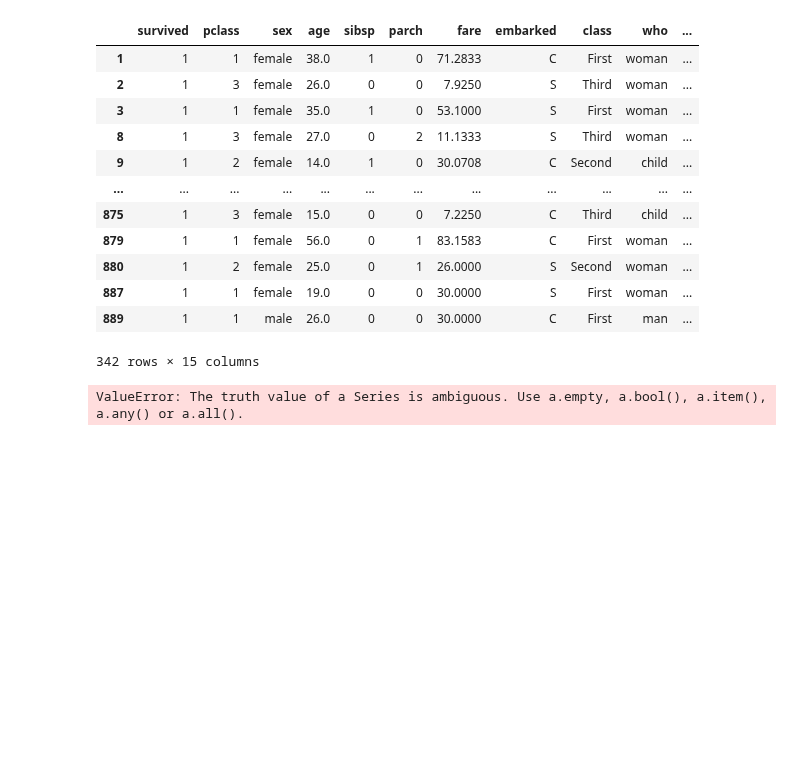
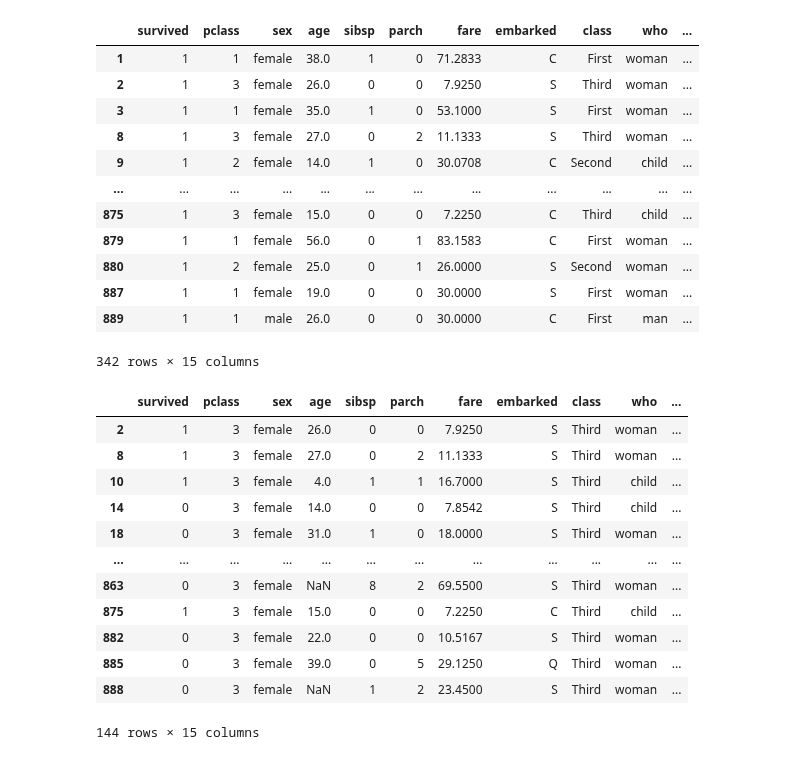
Before and after one commit to Vaishnavi-Gajinkar/Codingwise, a Jupyter notebook: projectsNcasestudies/titanicCS.ipynb, the cells around one changed output. Cells and saved outputs as stored; diff of their text form; code cells hidden in the pictures; blank space fills up the shorter version.

```diff
--- a/projectsNcasestudies/titanicCS.ipynb
+++ b/projectsNcasestudies/titanicCS.ipynb
@@ -263,7 +263,19 @@ df[df['survived']==1]
 342 rows × 15 columns
 # %%
 # Display all female passengers who were in third class.
-female_3rdclass = df[df['sex']=='female' and df['class']=='Third']
+female_3rdclass = df[(df['sex']=='female') & (df['class']=='Third')]
 female_3rdclass
 # %% [output]
+|  | survived | pclass | sex | age | sibsp | parch | fare | embarked | class | who | ... |
+| 2 | 1 | 3 | female | 26.0 | 0 | 0 | 7.9250 | S | Third | woman | ... |
+| 8 | 1 | 3 | female | 27.0 | 0 | 2 | 11.1333 | S | Third | woman | ... |
+| 10 | 1 | 3 | female | 4.0 | 1 | 1 | 16.7000 | S | Third | child | ... |
+| 14 | 0 | 3 | female | 14.0 | 0 | 0 | 7.8542 | S | Third | child | ... |
+| 18 | 0 | 3 | female | 31.0 | 1 | 0 | 18.0000 | S | Third | woman | ... |
+| ... | ... | ... | ... | ... | ... | ... | ... | ... | ... | ... | ... |
+| 863 | 0 | 3 | female | NaN | 8 | 2 | 69.5500 | S | Third | woman | ... |
+| 875 | 1 | 3 | female | 15.0 | 0 | 0 | 7.2250 | C | Third | child | ... |
+| 882 | 0 | 3 | female | 22.0 | 0 | 0 | 10.5167 | S | Third | woman | ... |
+| 885 | 0 | 3 | female | 39.0 | 0 | 5 | 29.1250 | Q | Third | woman | ... |
+| 888 | 0 | 3 | female | NaN | 1 | 2 | 23.4500 | S | Third | woman | ... |
-ValueError: The truth value of a Series is ambiguous. Use a.empty, a.bool(), a.item(), a.any() or a.all().
+144 rows × 15 columns
```
Also changed, not shown: parts of 9 cells of this notebook.
